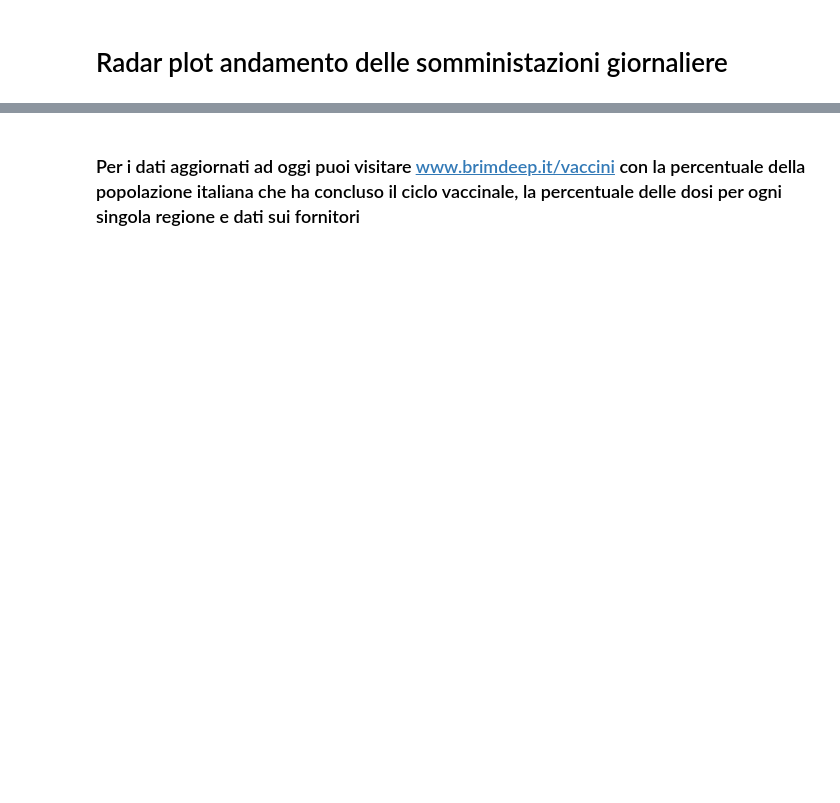
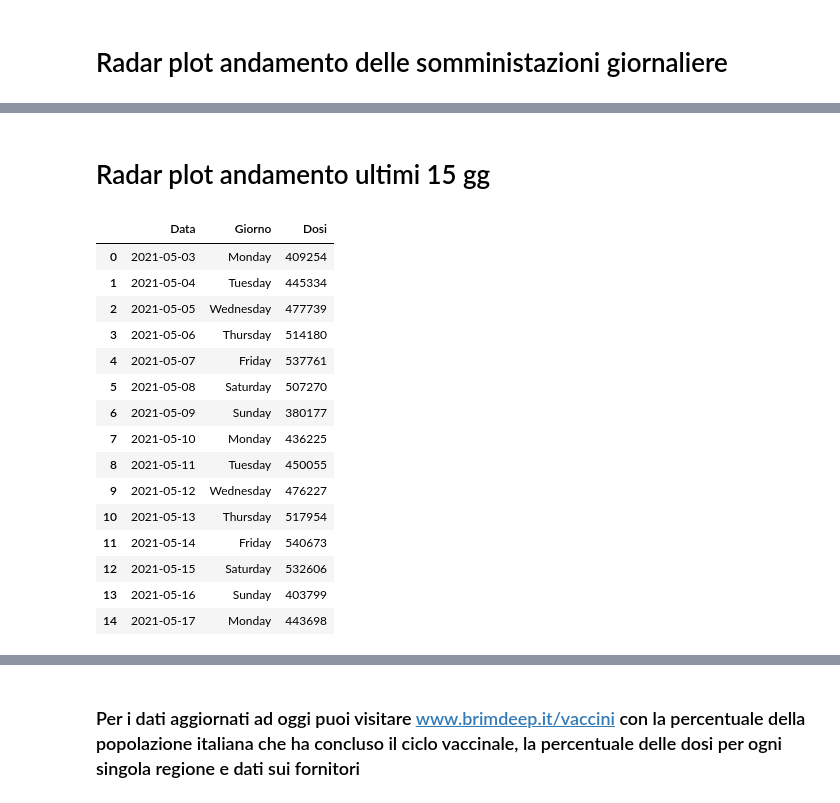
Before and after one commit to fabrhub/vaccines-data, a Jupyter notebook: Grafici.ipynb, the cells around one changed output, grey strips where cells are left out. Cells and saved outputs as stored; diff of their text form; code cells hidden in the pictures; blank space fills up the shorter version.

Commit message:
update radar plot

```diff
--- a/Grafici.ipynb
+++ b/Grafici.ipynb
@@ -494,3 +555,41 @@ fig.update_layout(
 fig.show()
 # %% [output]
 [interactive output not drawn]
+# %% [markdown]
+# Radar plot andamento ultimi 15 gg
+# %%
+ultimi_quindici_giorni = daily_andam[-15:] #Ultimi 15 giorni
+#ultimi_quindici_giorni #è una series
+# %%
+list_last_15_dates = []
+list_last_15_values = []
+for index,value in ultimi_quindici_giorni.items():
+    list_last_15_dates.append(index)
+    list_last_15_values.append(value)
+# %%
+#ricaviamo i nomi dei giorni che corrispondono alle date
+list_last_15_days_name = []
+for value in list_last_15_dates:
+    list_last_15_days_name.append(calendar.day_name[datetime.datetime.strptime(value, '%Y-%m-%d').weekday()])
+# %%
+#creiamo il dataframe (non mi serve per il radar plot)
+dict_last_15_days = {'Data':list_last_15_dates, 'Giorno': list_last_15_days_name, 'Dosi':list_last_15_values}
+dataframe_last_15_days = pd.DataFrame(dict_last_15_days)
+dataframe_last_15_days
+# %% [output]
+|  | Data | Giorno | Dosi |
+| 0 | 2021-05-03 | Monday | 409254 |
+| 1 | 2021-05-04 | Tuesday | 445334 |
+| 2 | 2021-05-05 | Wednesday | 477739 |
+| 3 | 2021-05-06 | Thursday | 514180 |
+| 4 | 2021-05-07 | Friday | 537761 |
+| 5 | 2021-05-08 | Saturday | 507270 |
+| 6 | 2021-05-09 | Sunday | 380177 |
+| 7 | 2021-05-10 | Monday | 436225 |
+| 8 | 2021-05-11 | Tuesday | 450055 |
+| 9 | 2021-05-12 | Wednesday | 476227 |
+| 10 | 2021-05-13 | Thursday | 517954 |
+| 11 | 2021-05-14 | Friday | 540673 |
+| 12 | 2021-05-15 | Saturday | 532606 |
+| 13 | 2021-05-16 | Sunday | 403799 |
+| 14 | 2021-05-17 | Monday | 443698 |
```
Also changed, not shown: parts of 22 cells of this notebook.
